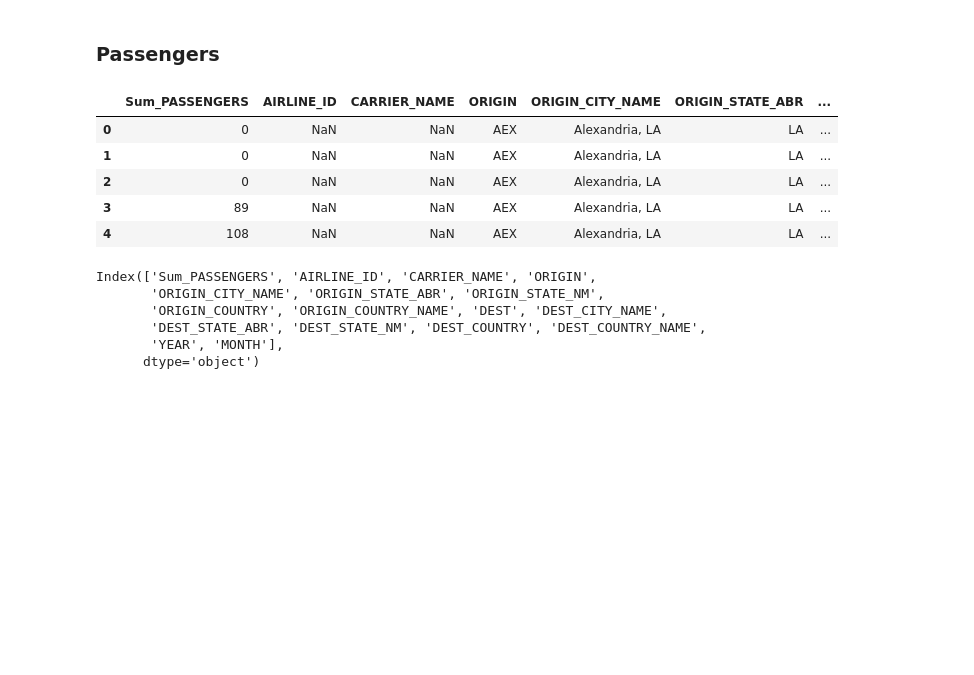
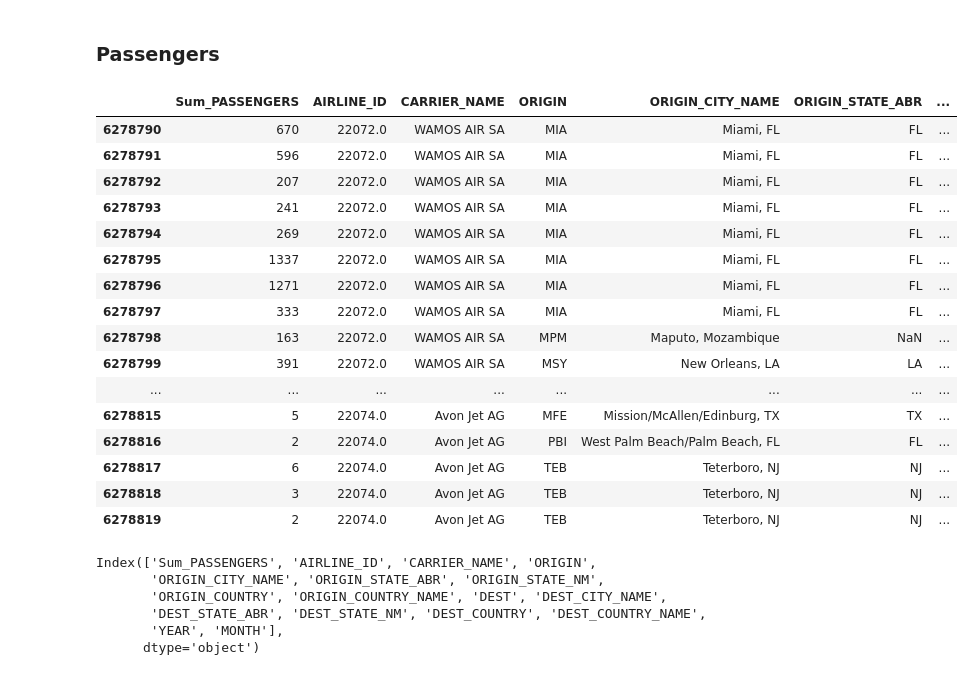
Before and after one commit to scottschriver/NSS_Capstone, a Jupyter notebook: Notebooks/Flight_delays.ipynb, the cells around one changed output. Saved outputs shown, nothing was run; the diff lists cells and outputs as text; code cells hidden in the pictures; blank space fills up the shorter version.

```diff
--- a/Notebooks/Flight_delays.ipynb
+++ b/Notebooks/Flight_delays.ipynb
@@ -158,14 +185,25 @@ dtype: int64
 ### Passengers
 # %%
 passengers = pd.read_csv('../Data/US Monthly Air Passengers.csv')
-passengers.head()
+passengers.tail(30)
 # %% [output]
 |  | Sum_PASSENGERS | AIRLINE_ID | CARRIER_NAME | ORIGIN | ORIGIN_CITY_NAME | ORIGIN_STATE_ABR | ... |
-| 0 | 0 | NaN | NaN | AEX | Alexandria, LA | LA | ... |
-| 1 | 0 | NaN | NaN | AEX | Alexandria, LA | LA | ... |
-| 2 | 0 | NaN | NaN | AEX | Alexandria, LA | LA | ... |
-| 3 | 89 | NaN | NaN | AEX | Alexandria, LA | LA | ... |
-| 4 | 108 | NaN | NaN | AEX | Alexandria, LA | LA | ... |
+| 6278790 | 670 | 22072.0 | WAMOS AIR SA | MIA | Miami, FL | FL | ... |
+| 6278791 | 596 | 22072.0 | WAMOS AIR SA | MIA | Miami, FL | FL | ... |
+| 6278792 | 207 | 22072.0 | WAMOS AIR SA | MIA | Miami, FL | FL | ... |
+| 6278793 | 241 | 22072.0 | WAMOS AIR SA | MIA | Miami, FL | FL | ... |
+| 6278794 | 269 | 22072.0 | WAMOS AIR SA | MIA | Miami, FL | FL | ... |
+| 6278795 | 1337 | 22072.0 | WAMOS AIR SA | MIA | Miami, FL | FL | ... |
+| 6278796 | 1271 | 22072.0 | WAMOS AIR SA | MIA | Miami, FL | FL | ... |
+| 6278797 | 333 | 22072.0 | WAMOS AIR SA | MIA | Miami, FL | FL | ... |
+| 6278798 | 163 | 22072.0 | WAMOS AIR SA | MPM | Maputo, Mozambique | NaN | ... |
+| 6278799 | 391 | 22072.0 | WAMOS AIR SA | MSY | New Orleans, LA | LA | ... |
+| ... | ... | ... | ... | ... | ... | ... | ... |
+| 6278815 | 5 | 22074.0 | Avon Jet AG | MFE | Mission/McAllen/Edinburg, TX | TX | ... |
+| 6278816 | 2 | 22074.0 | Avon Jet AG | PBI | West Palm Beach/Palm Beach, FL | FL | ... |
+| 6278817 | 6 | 22074.0 | Avon Jet AG | TEB | Teterboro, NJ | NJ | ... |
+| 6278818 | 3 | 22074.0 | Avon Jet AG | TEB | Teterboro, NJ | NJ | ... |
+| 6278819 | 2 | 22074.0 | Avon Jet AG | TEB | Teterboro, NJ | NJ | ... |
 # %%
 passengers.columns
 # %% [output]
```
Also changed, not shown: parts of 26 cells of this notebook.
